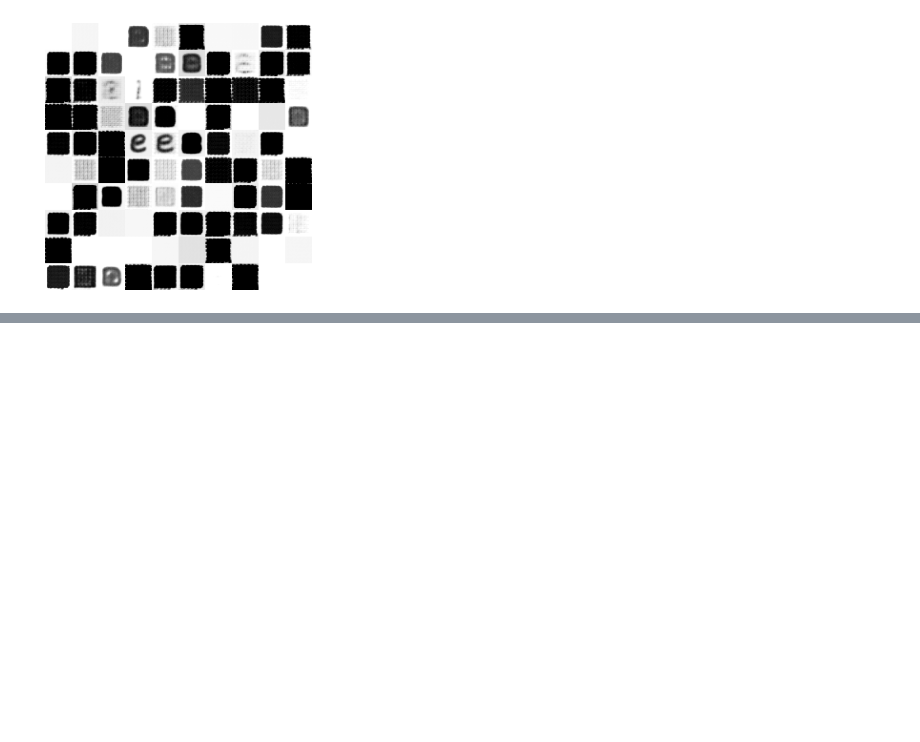
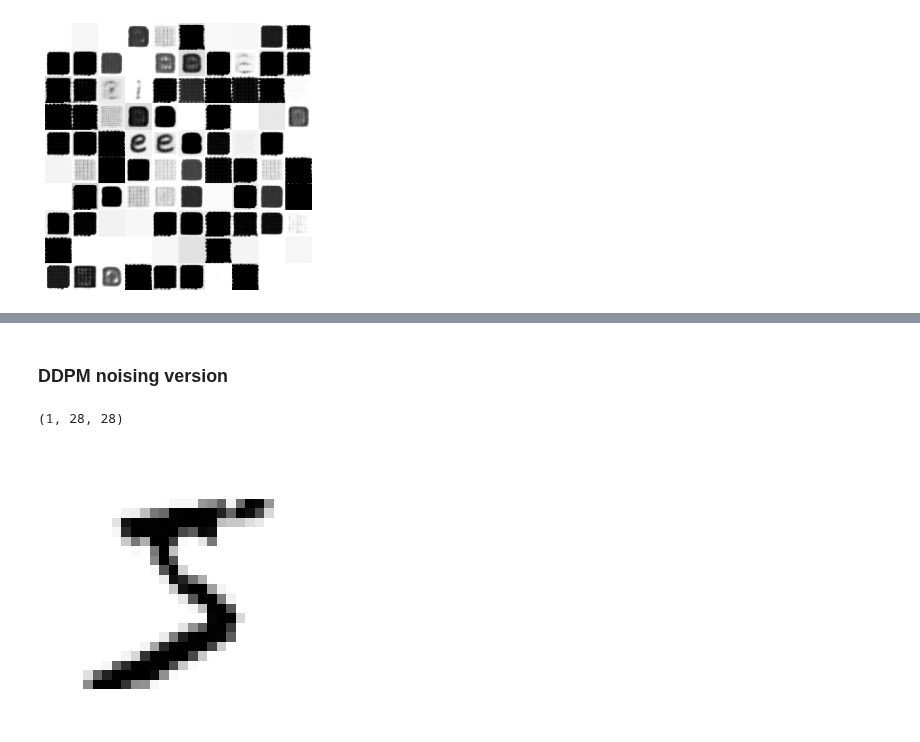
Before and after one commit to durml91/MMath-Project, a Jupyter notebook: Image_Diffusion_(working)/Experimental_Main_MNIST_diffusion.ipynb, the cells around one changed output, grey strips where cells are left out. Drawn from its saved outputs; the diff is of its cells as text; code cells hidden in the pictures; blank space fills up the shorter version.

Commit message:
New noising part

```diff
--- a/Image_Diffusion_(working)/Experimental_Main_MNIST_diffusion.ipynb
+++ b/Image_Diffusion_(working)/Experimental_Main_MNIST_diffusion.ipynb
@@ -708,0 +732,4 @@ plt.show()
+# %%
+x0 = digits
+x = digits[0]
+t = jnp.array((1,))
@@ -708,0 +749,2 @@ plt.show()
+# %%
+key = jr.PRNGKey(2023)
@@ -708,0 +781,39 @@ plt.show()
+# %% [markdown]
+### DDPM noising version
+# %%
+# Defining a constant value for T
+timesteps = 200
+
+# Defining beta for all t's in T steps
+beta = jnp.linspace(0.0001, 0.02, timesteps)
+
+# Defining alpha and its derivatives according to reparameterization trick
+alpha = 1 - beta
+alpha_bar = jnp.cumprod(alpha, 0)
+alpha_bar = jnp.concatenate((jnp.array([1.]), alpha_bar[:-1]), axis=0)
+sqrt_alpha_bar = jnp.sqrt(alpha_bar)
+one_minus_sqrt_alpha_bar = jnp.sqrt(1 - alpha_bar)
+
+# Implement noising logic according to reparameterization trick
+def forward_noising(key, x_0, t):
+  noise = jr.normal(key, x_0.shape)
+  #reshaped_sqrt_alpha_bar_t = jnp.reshape(jnp.take(sqrt_alpha_bar, t), (-1, 1, 1, 1))
+  #reshaped_one_minus_sqrt_alpha_bar_t = jnp.reshape(jnp.take(one_minus_sqrt_alpha_bar, t), (-1, 1, 1, 1))
+  noisy_image = reshaped_sqrt_alpha_bar_t  * x_0 + reshaped_one_minus_sqrt_alpha_bar_t  * noise
+  return noisy_image, noise
+# %%
+sample_mnist = next(iter(digits))[0]
+
+noisy_im, noise = forward_noising(jr.PRNGKey(0), sample_mnist, jnp.array((2,) ))
+# %%
+noisy_im[0].shape
+# %% [output]
+(1, 28, 28)
+# %%
+noisy_im = einops.rearrange(noisy_im[0], "1 h w -> h w ")
+plt.imshow(noisy_im, cmap="Greys")
+plt.axis("off")
+plt.tight_layout()
+plt.show()
+# %% [output]
+[figure, added]
```
Also changed, not shown: parts of 19 cells of this notebook.
